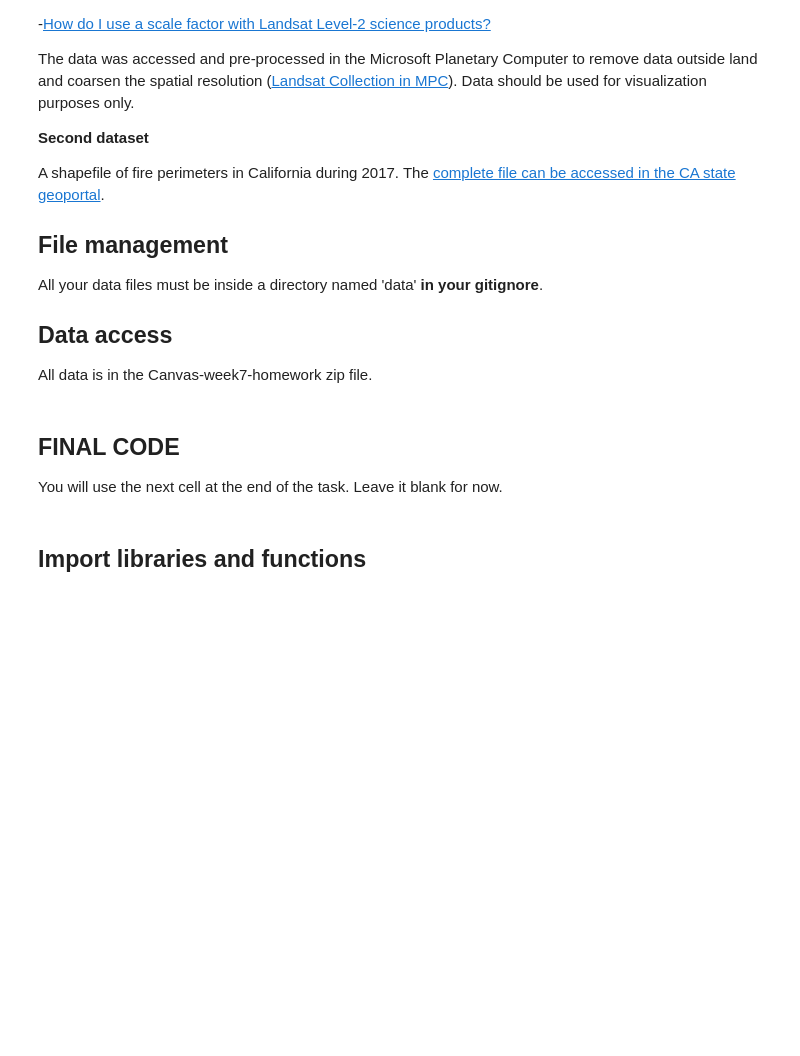
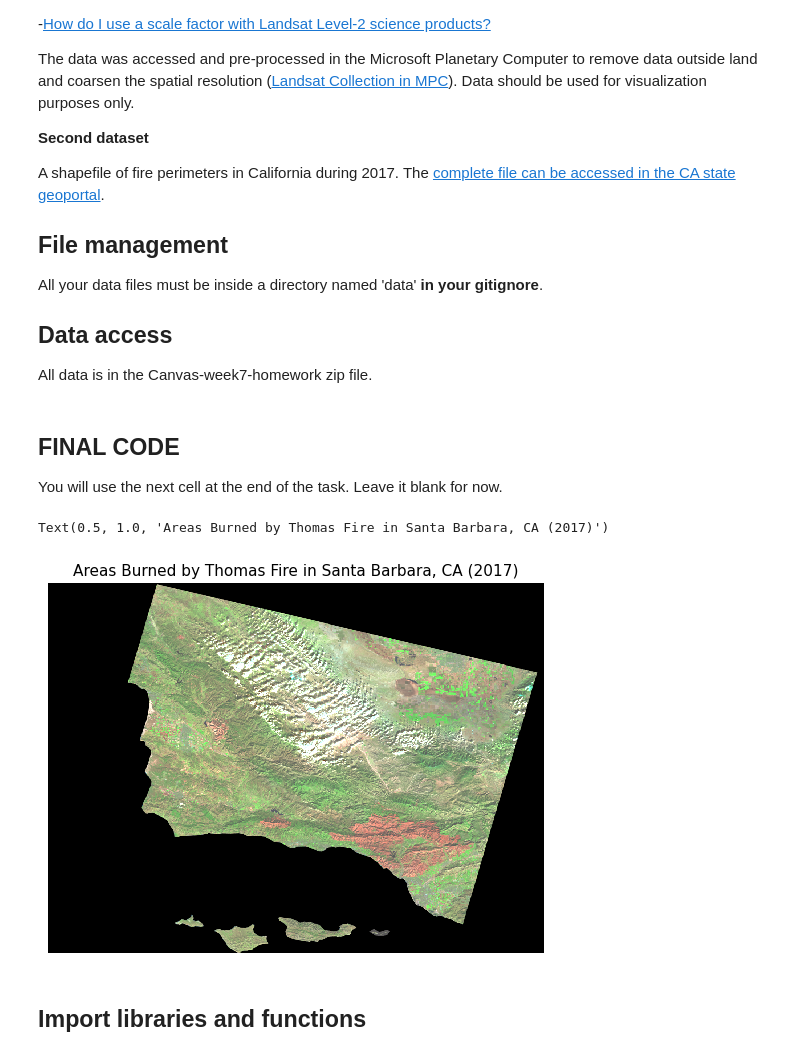
Before and after one commit to saingersoll/eds220-hwk-4, a Jupyter notebook: hwk4-task2-false-color.ipynb, the cells around one changed output. Drawn from its saved outputs; the diff is of its cells as text; code cells hidden in the pictures; blank space fills up the shorter version.

Commit message:
update but wonky render, matching code

```diff
--- a/hwk4-task2-false-color.ipynb
+++ b/hwk4-task2-false-color.ipynb
@@ -51,6 +51,56 @@ All data is in the Canvas-week7-homework zip file.
 You will use the next cell at the end of the task. Leave it blank for now.
 # %%
 ### ===== FINAL CODE =====
+# Reading in libraries and functions
+import os
+import numpy as np
+import pandas as pd
+
+import geopandas as gpd
+import xarray as xr
+import rioxarray as rioxr
+import rasterio
+from shapely.geometry import Polygon
+
+import matplotlib.pyplot as plt
+import matplotlib.patches as mpatches
+#-----------------------------------
+# Reading in the data
+landsat = rioxr.open_rasterio(os.path.join(os.getcwd(), 'data','landsat8-2018-01-26-sb-simplified.nc'))
+ca = gpd.read_file('data/California_Fire_Perimeters/California_Fire_Perimeters_2017.shp')
+#-----------------------------------
+# Updating landsat data for plotting
+
+# remove length 1 dimension (band)
+landsat = landsat.squeeze()
+# remove coordinates associated to band
+landsat = landsat.drop('band')
+
+# subsetting the bands for the false color image as an array
+false_colors = landsat[['swir22','nir08','red']].to_array()
+#------------------------------------
+# Updating CA fire boundary data for plotting
+
+# subsetting for the Thomas Fire
+thomas_fire = ca[ca['FIRE_NAME'] == 'THOMAS']
+# Update CRS to match and check
+ca = ca.to_crs(landsat.rio.crs)
+#------------------------------------
+# Plotting the Thomas Fire burned areas of Santa Barbara
+fig, ax = plt.subplots()               # creates figure for plotting
+plt.axis('off')                        # removes plot axes
+
+thomas_fire.plot(ax = ax,              # plots thomas fire burn area
+       color = 'hotpink',              # color of burn area
+       edgecolor = '0.7')              # opacity of edgecolor
+false_colors.plot.imshow(ax = ax,      # plots false color bands
+                         robust = True)# includes colors
+
+# adds title
+ax.set_title('Areas Burned by Thomas Fire in Santa Barbara, CA (2017)', fontsize=11)
+# %% [output]
+Text(0.5, 1.0, 'Areas Burned by Thomas Fire in Santa Barbara, CA (2017)')
+[figure, added]
 # %% [markdown]
 ## Import libraries and functions
 # %%
```
Also changed, not shown: parts of 10 cells of this notebook, 1 other file.
